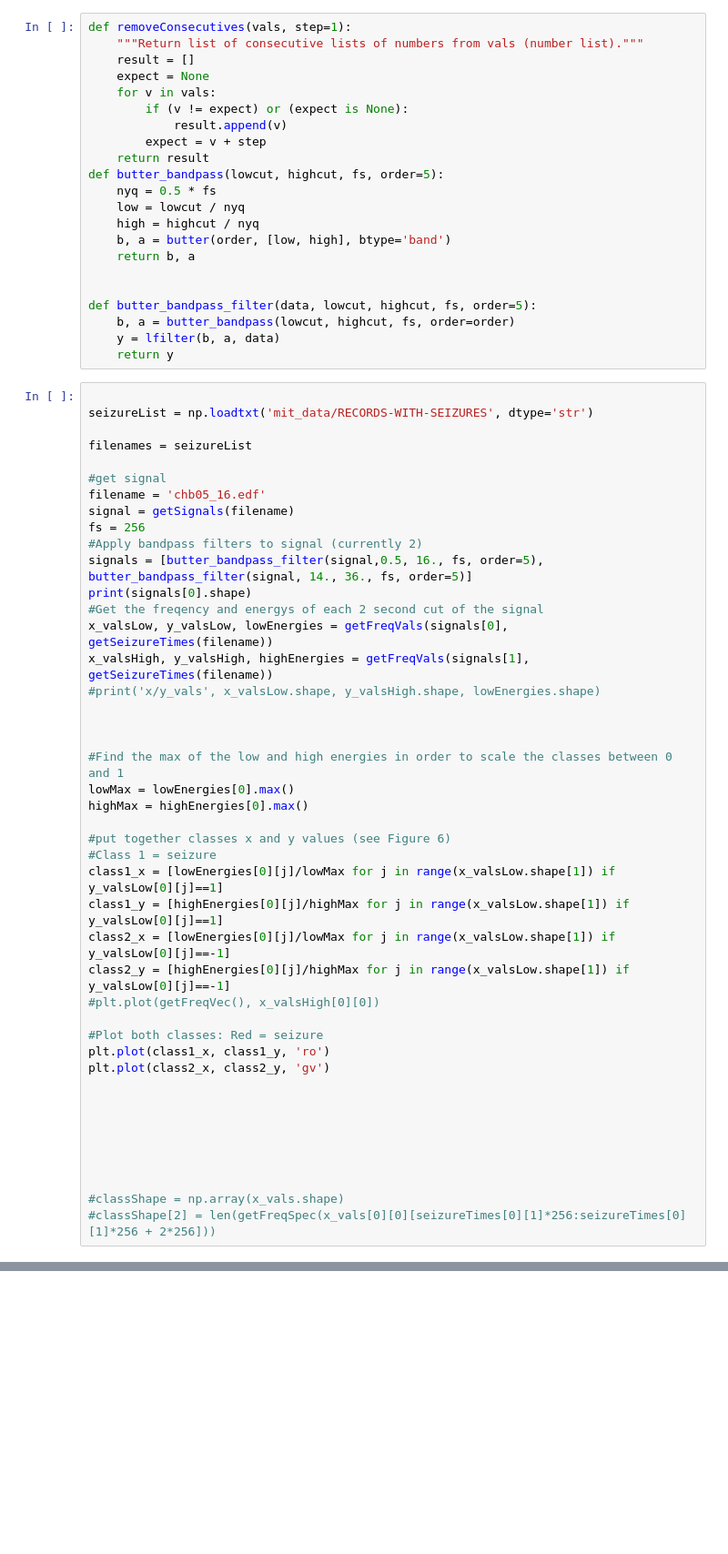
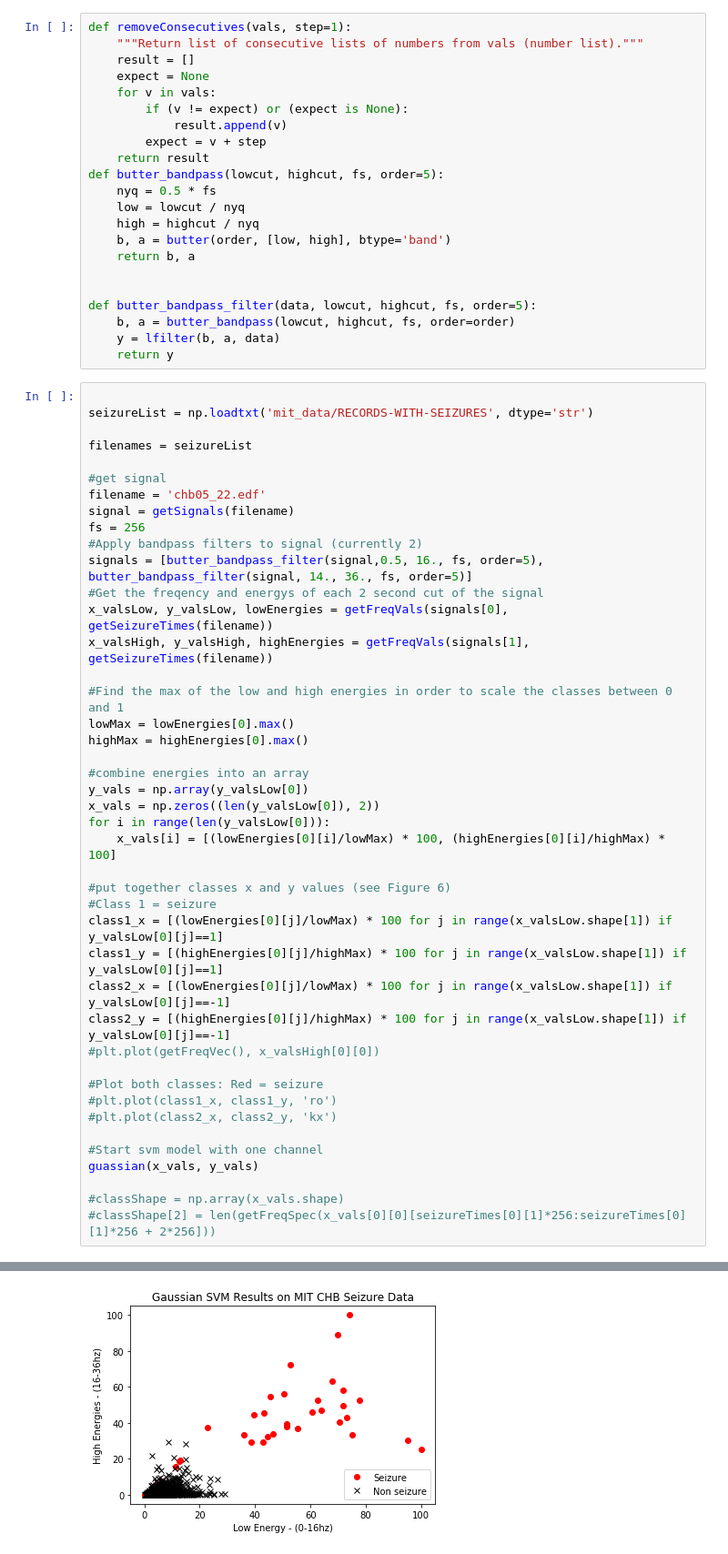
Before and after one commit to reharley/eeg, a Jupyter notebook: svm.ipynb, the cells around one changed output, grey strips where cells are left out. Shown at 91% size. Cells and saved outputs as stored; diff of their text form; blank space fills up the shorter version.

Commit message:
First attempt at an svm model

```diff
--- a/svm.ipynb
+++ b/svm.ipynb
@@ -37,40 +37,39 @@ seizureList = np.loadtxt('mit_data/RECORDS-WITH-SEIZURES', dtype='str')
 filenames = seizureList
 
 #get signal
-filename = 'chb05_16.edf'
+filename = 'chb05_22.edf'
 signal = getSignals(filename)
 fs = 256
 #Apply bandpass filters to signal (currently 2)
 signals = [butter_bandpass_filter(signal,0.5, 16., fs, order=5), butter_bandpass_filter(signal, 14., 36., fs, order=5)]
-print(signals[0].shape)
 #Get the freqency and energys of each 2 second cut of the signal
 x_valsLow, y_valsLow, lowEnergies = getFreqVals(signals[0], getSeizureTimes(filename))
 x_valsHigh, y_valsHigh, highEnergies = getFreqVals(signals[1], getSeizureTimes(filename))
-#print('x/y_vals', x_valsLow.shape, y_valsHigh.shape, lowEnergies.shape)
-
-
 
 #Find the max of the low and high energies in order to scale the classes between 0 and 1
 lowMax = lowEnergies[0].max()
 highMax = highEnergies[0].max()
 
+#combine energies into an array
+y_vals = np.array(y_valsLow[0])
+x_vals = np.zeros((len(y_valsLow[0]), 2))
+for i in range(len(y_valsLow[0])):
+    x_vals[i] = [(lowEnergies[0][i]/lowMax) * 100, (highEnergies[0][i]/highMax) * 100]
+
 #put together classes x and y values (see Figure 6)
 #Class 1 = seizure
-class1_x = [lowEnergies[0][j]/lowMax for j in range(x_valsLow.shape[1]) if y_valsLow[0][j]==1]
-class1_y = [highEnergies[0][j]/highMax for j in range(x_valsLow.shape[1]) if y_valsLow[0][j]==1]
-class2_x = [lowEnergies[0][j]/lowMax for j in range(x_valsLow.shape[1]) if y_valsLow[0][j]==-1]
-class2_y = [highEnergies[0][j]/highMax for j in range(x_valsLow.shape[1]) if y_valsLow[0][j]==-1]
+class1_x = [(lowEnergies[0][j]/lowMax) * 100 for j in range(x_valsLow.shape[1]) if y_valsLow[0][j]==1]
+class1_y = [(highEnergies[0][j]/highMax) * 100 for j in range(x_valsLow.shape[1]) if y_valsLow[0][j]==1]
+class2_x = [(lowEnergies[0][j]/lowMax) * 100 for j in range(x_valsLow.shape[1]) if y_valsLow[0][j]==-1]
+class2_y = [(highEnergies[0][j]/highMax) * 100 for j in range(x_valsLow.shape[1]) if y_valsLow[0][j]==-1]
 #plt.plot(getFreqVec(), x_valsHigh[0][0])
 
 #Plot both classes: Red = seizure
-plt.plot(class1_x, class1_y, 'ro')
-plt.plot(class2_x, class2_y, 'gv')
+#plt.plot(class1_x, class1_y, 'ro')
+#plt.plot(class2_x, class2_y, 'kx')
 
-
-
-
-
-
+#Start svm model with one channel
+guassian(x_vals, y_vals)
 
 #classShape = np.array(x_vals.shape)
 #classShape[2] = len(getFreqSpec(x_vals[0][0][seizureTimes[0][1]*256:seizureTimes[0][1]*256 + 2*256]))
@@ -80,0 +85 @@ plt.plot(class2_x, class2_y, 'gv')
+[figure, added]
```
Also changed, not shown: parts of 2 cells of this notebook.
